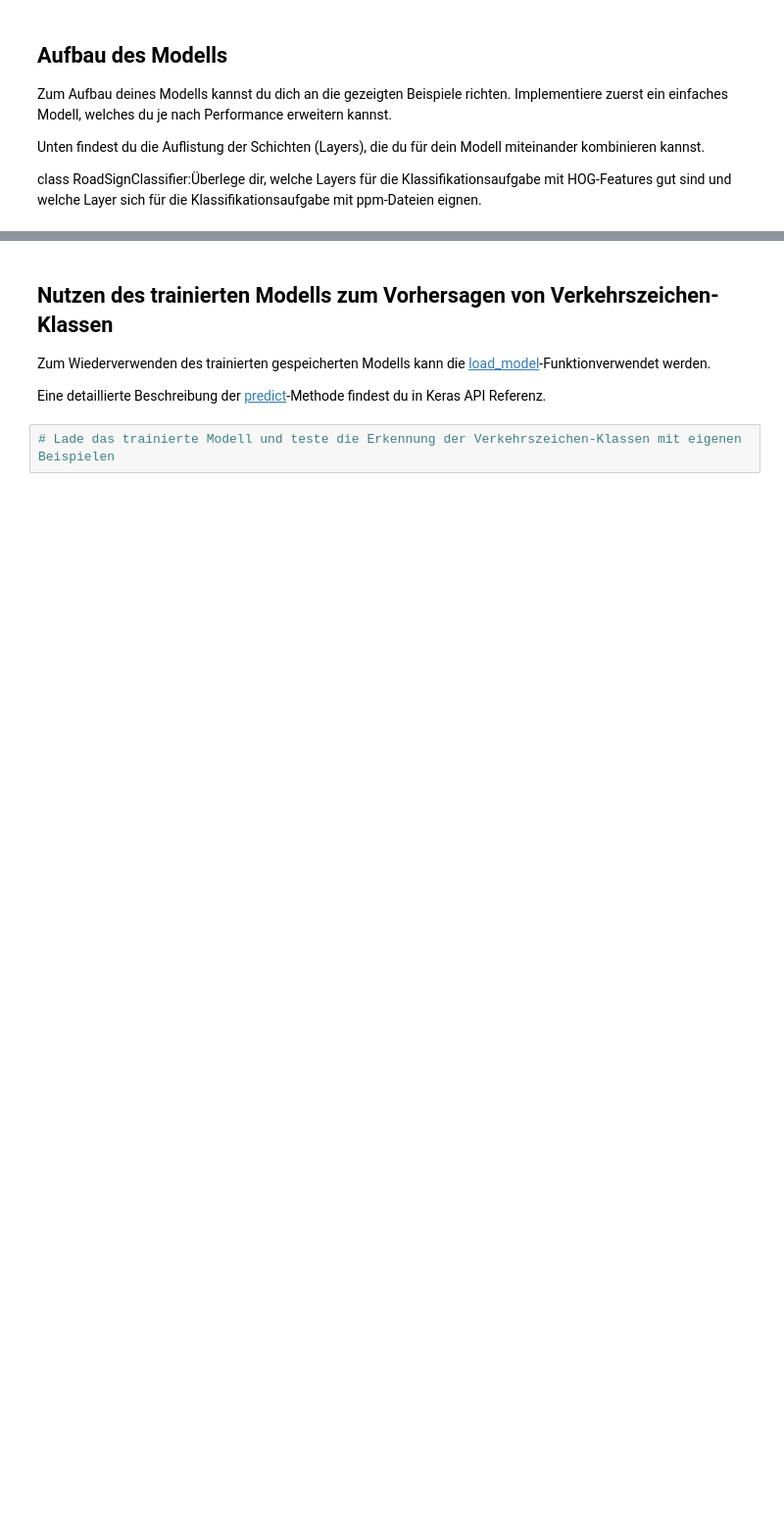
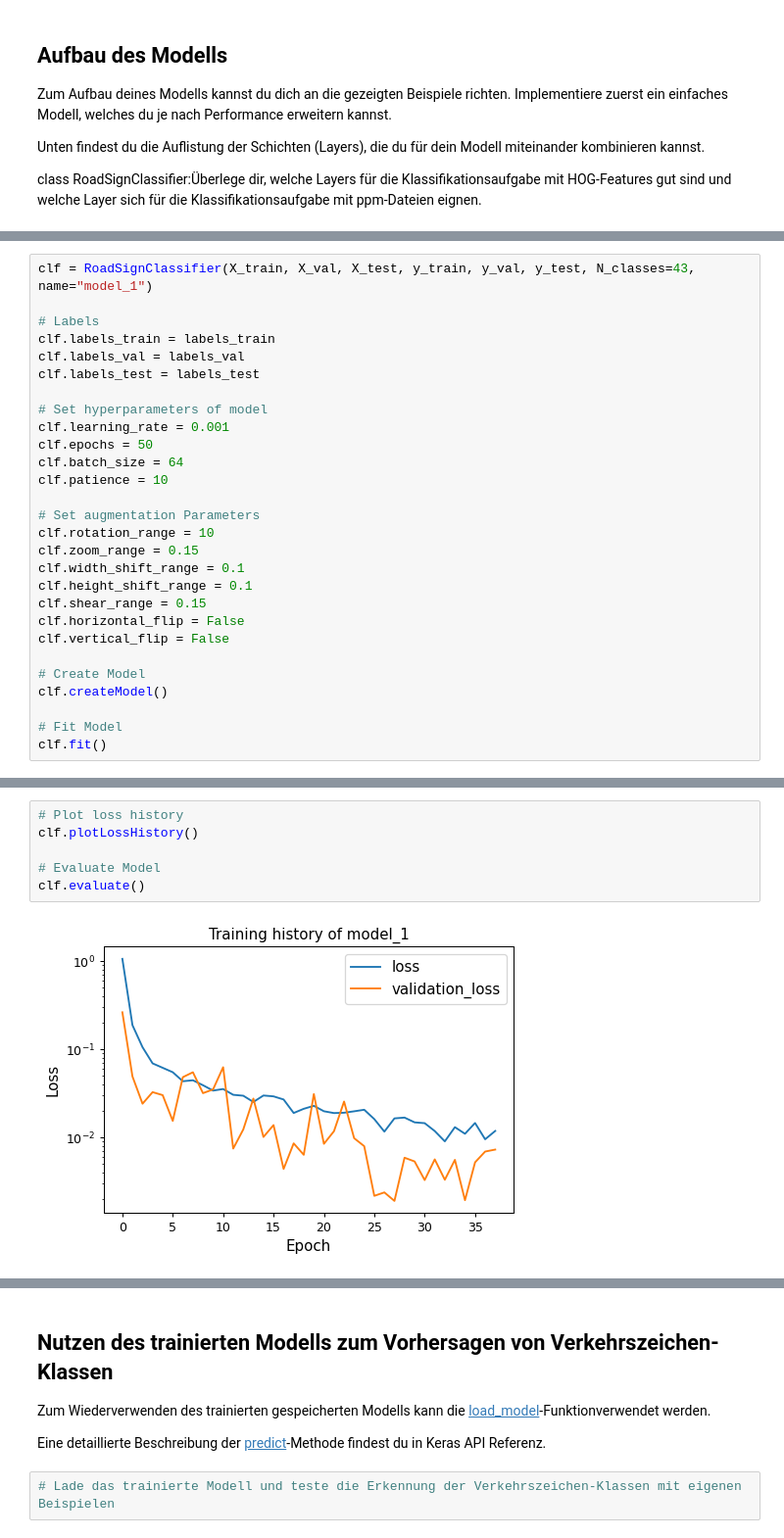
Before and after one commit to arnoldfreitas/BGA2_SoSe22, a Jupyter notebook: Ub4/UE4_Aufgaben.ipynb, the cells around one changed output, grey strips where cells are left out. Shown at 98% size. Saved outputs shown, nothing was run; the diff lists cells and outputs as text; blank space fills up the shorter version.

```diff
--- a/Ub4/UE4_Aufgaben.ipynb
+++ b/Ub4/UE4_Aufgaben.ipynb
@@ -319,0 +505,28 @@ Weiterfuehrende Informationen zu dieser Methode unter folgendem [Link](https://k
+# %%
+clf = RoadSignClassifier(X_train, X_val, X_test, y_train, y_val, y_test, N_classes=43, name="model_1")
+
+# Labels
+clf.labels_train = labels_train
+clf.labels_val = labels_val
+clf.labels_test = labels_test
+
+# Set hyperparameters of model
+clf.learning_rate = 0.001
+clf.epochs = 50
+clf.batch_size = 64
+clf.patience = 10
+
+# Set augmentation Parameters
+clf.rotation_range = 10
+clf.zoom_range = 0.15
+clf.width_shift_range = 0.1
+clf.height_shift_range = 0.1
+clf.shear_range = 0.15
+clf.horizontal_flip = False
+clf.vertical_flip = False
+
+# Create Model
+clf.createModel()
+
+# Fit Model
+clf.fit()
@@ -319,0 +551,8 @@ Weiterfuehrende Informationen zu dieser Methode unter folgendem [Link](https://k
+# %%
+# Plot loss history
+clf.plotLossHistory()
+
+# Evaluate Model
+clf.evaluate()
+# %% [output]
+[figure, added]
```
Also changed, not shown: parts of 20 cells of this notebook, 10 other files.
